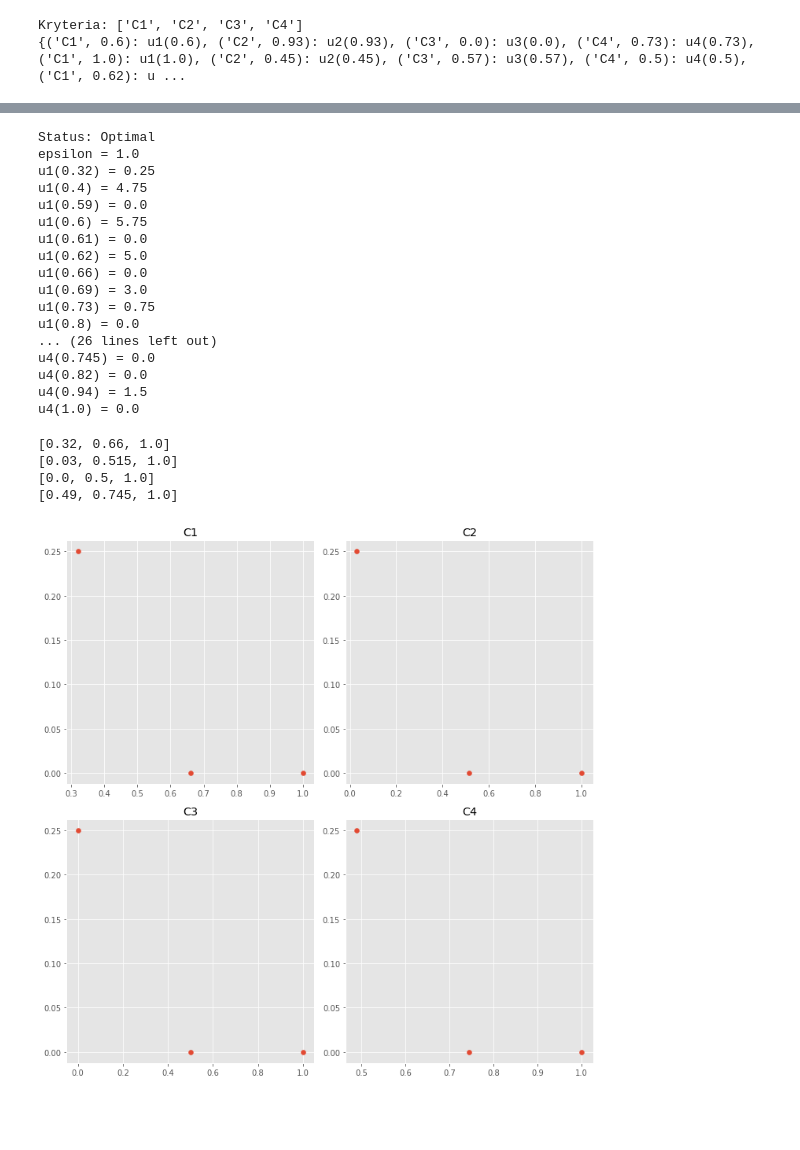
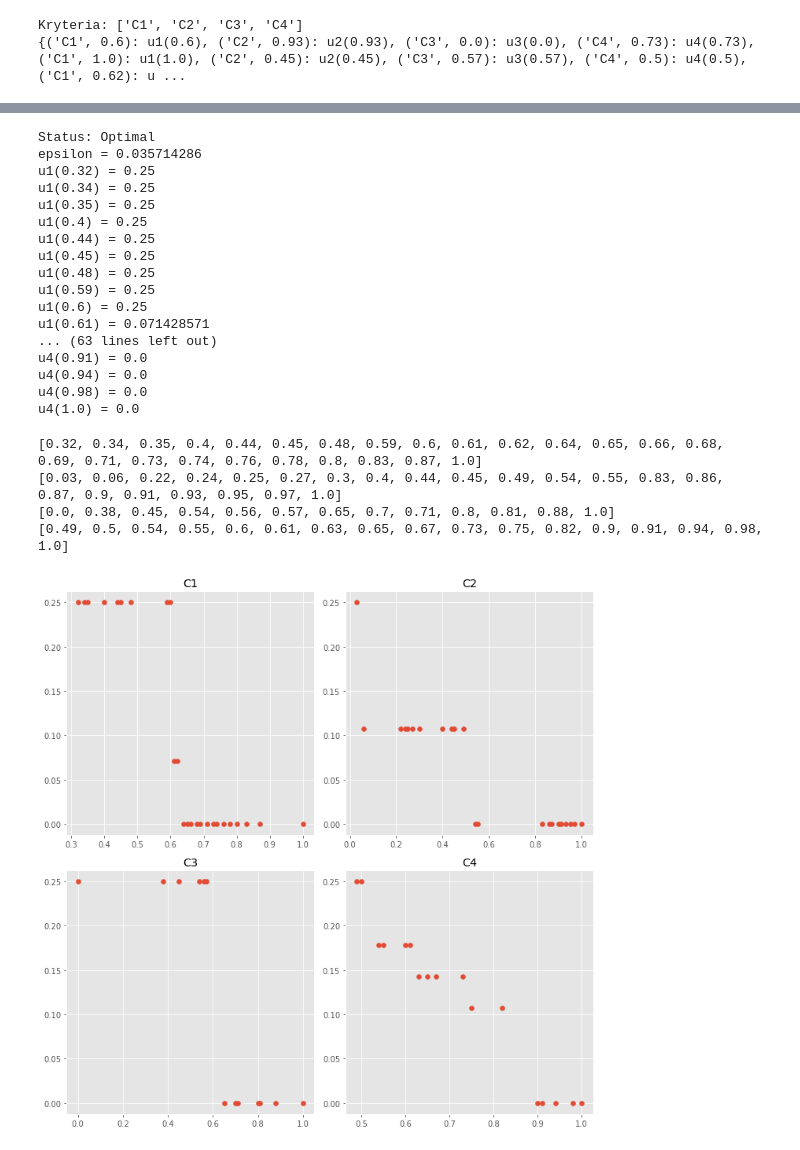
Before and after one commit to majsterkovic/iswd-project-1, a Jupyter notebook: uta_solver.ipynb, the cells around one changed output, grey strips where cells are left out. Saved outputs shown, nothing was run; the diff lists cells and outputs as text; code cells hidden in the pictures; blank space fills up the shorter version.

```diff
--- a/uta_solver.ipynb
+++ b/uta_solver.ipynb
@@ -44,7 +44,7 @@ pulp.LpSolverDefault.msg = 0
 problem = pulp.LpProblem("UTA", pulp.LpMaximize)
 print("Kryteria:", criteria)
 
-# VARIABLES
+# zmienne dla wartości funkcji użyteczności wariantów z rankingu
 u_vars = {}
 for alternative in alternatives:
     for criterion in criteria:
@@ -52,7 +52,7 @@ for alternative in alternatives:
         criterion_no = criteria.index(criterion) + 1
 
         u_vars[(criterion, value)] = pulp.LpVariable(
-            f"u{criterion_no}({value})", lowBound=0
+            f"u{criterion_no}({value})", lowBound=0, upBound=1
         )
 
 print(u_vars)
@@ -77,37 +77,35 @@ for a, b in indifference_information:
 # %%
 worst_values = {criterion: df[criterion].max() for criterion in criteria}
 best_values = {criterion: df[criterion].min() for criterion in criteria}
-middle_values = {criterion: (df[criterion].max()+df[criterion].min())/2 for criterion in criteria}
 
+breakpoints = {criterion: sorted(df[criterion].unique()) for criterion in criteria}
 
 u_best = []
 u_worst = []
-u_middle = []
+
 
 for criterion, value in worst_values.items():
     if (criterion, value) not in u_vars:
         criterion_no = criteria.index(criterion) + 1
-        u_vars[(criterion, value)] = pulp.LpVariable(f"u{criterion_no}({value})", lowBound=0)
+        u_vars[(criterion, value)] = pulp.LpVariable(f"u{criterion_no}({value})", lowBound=0, upBound=1)
 
     u_worst.append(u_vars[(criterion, value)])
 
 for criterion, value in best_values.items():
     if (criterion, value) not in u_vars:
         criterion_no = criteria.index(criterion) + 1
-        u_vars[(criterion, value)] = pulp.LpVariable(f"u{criterion_no}({value})", lowBound=0)
+        u_vars[(criterion, value)] = pulp.LpVariable(f"u{criterion_no}({value})", lowBound=0, upBound=1)
 
     u_best.append(u_vars[(criterion, value)])
 
-for criterion, value in middle_values.items():
-    if (criterion, value) not in u_vars:
-        criterion_no = criteria.index(criterion) + 1
-        u_vars[(criterion, value)] = pulp.LpVariable(f"u{criterion_no}({value})", lowBound=0)
+print( ('C1', 0.34) in u_vars)
 
-    u_middle.append(u_vars[(criterion, value)])
+for criterion in breakpoints.keys():
+    for value in breakpoints[criterion]:
+        if (criterion, value) not in u_vars:
+            criterion_no = criteria.index(criterion) + 1
+            u_vars[(criterion, value)] = pulp.LpVariable(f"u{criterion_no}({value})", lowBound=0, upBound=1)
 
-print("U worst:", u_worst)
-print("U best:", u_best)
-print("U middle:", u_middle)
 
 problem += pulp.lpSum(u_worst) == 0
 problem += pulp.lpSum(u_best) == 1
@@ -116,6 +114,14 @@ weights = [1/len(criteria) for _ in criteria]
 
 for criterion in criteria:
     problem += u_vars[(criterion, best_values[criterion])] == 1 * weights[criteria.index(criterion)]
-    problem += u_vars[(criterion, best_values[criterion])] >= u_vars[(criterion, middle_values[criterion])]
-    problem += u_vars[(criterion, middle_values[criterion])] >= u_vars[(criterion, worst_values[criterion])]
+
+# eg. U1(5) <= U1(2) criterion cost
+    for i, value in enumerate(breakpoints[criterion]):
+        if value == best_values[criterion]:
+            continue
+
+        key1 = (criterion, breakpoints[criterion][i])
+        key2 = (criterion, breakpoints[criterion][i - 1])
+
+        problem += u_vars[key1] <= u_vars[key2]
 # %% [output]
@@ -150,39 +154,39 @@ for v in problem.variables():
     print(v.name, "=", v.varValue)
 # %% [output]
 Status: Optimal
-epsilon = 1.0
+epsilon = 0.035714286
 u1(0.32) = 0.25
-u1(0.4) = 4.75
-u1(0.59) = 0.0
-u1(0.6) = 5.75
-u1(0.61) = 0.0
-u1(0.62) = 5.0
-u1(0.66) = 0.0
-u1(0.69) = 3.0
-u1(0.73) = 0.75
-u1(0.8) = 0.0
-... (26 lines left out)
-u4(0.745) = 0.0
-u4(0.82) = 0.0
-u4(0.94) = 1.5
+u1(0.34) = 0.25
+u1(0.35) = 0.25
+u1(0.4) = 0.25
+u1(0.44) = 0.25
+u1(0.45) = 0.25
+u1(0.48) = 0.25
+u1(0.59) = 0.25
+u1(0.6) = 0.25
+u1(0.61) = 0.071428571
+... (63 lines left out)
+u4(0.91) = 0.0
+u4(0.94) = 0.0
+u4(0.98) = 0.0
 u4(1.0) = 0.0
 # %%
 fig, axs = plt.subplots(2, 2, figsize=(10, 10))  # Create a figure and a 2x2 grid of subplots
 
 axs = axs.flatten()  # Flatten the array of axes to make it easier to iterate over
 
 for i, criterion in enumerate(criteria):
-    x = [best_values[criterion], middle_values[criterion], worst_values[criterion]]
+    x = breakpoints[criterion]
     print(x)
     y = [u_vars[(criterion, value)].varValue for value in x]
     axs[i].scatter(x, y)  # Plot on the i-th subplot
     axs[i].set_title(criterion)  # Set the title of the subplot to the criterion
 
 plt.tight_layout()  # Adjust the layout to prevent overlap
 plt.show()  # Display the figure
 # %% [output]
-[0.32, 0.66, 1.0]
-[0.03, 0.515, 1.0]
-[0.0, 0.5, 1.0]
-[0.49, 0.745, 1.0]
+[0.32, 0.34, 0.35, 0.4, 0.44, 0.45, 0.48, 0.59, 0.6, 0.61, 0.62, 0.64, 0.65, 0.66, 0.68, 0.69, 0.71, 0.73, 0.74, 0.76, 0.78, 0.8, 0.83, 0.87, 1.0]
+[0.03, 0.06, 0.22, 0.24, 0.25, 0.27, 0.3, 0.4, 0.44, 0.45, 0.49, 0.54, 0.55, 0.83, 0.86, 0.87, 0.9, 0.91, 0.93, 0.95, 0.97, 1.0]
+[0.0, 0.38, 0.45, 0.54, 0.56, 0.57, 0.65, 0.7, 0.71, 0.8, 0.81, 0.88, 1.0]
+[0.49, 0.5, 0.54, 0.55, 0.6, 0.61, 0.63, 0.65, 0.67, 0.73, 0.75, 0.82, 0.9, 0.91, 0.94, 0.98, 1.0]
-[figure, old version]
+[figure, new version]
```
Also changed, not shown: parts of 3 cells of this notebook.
